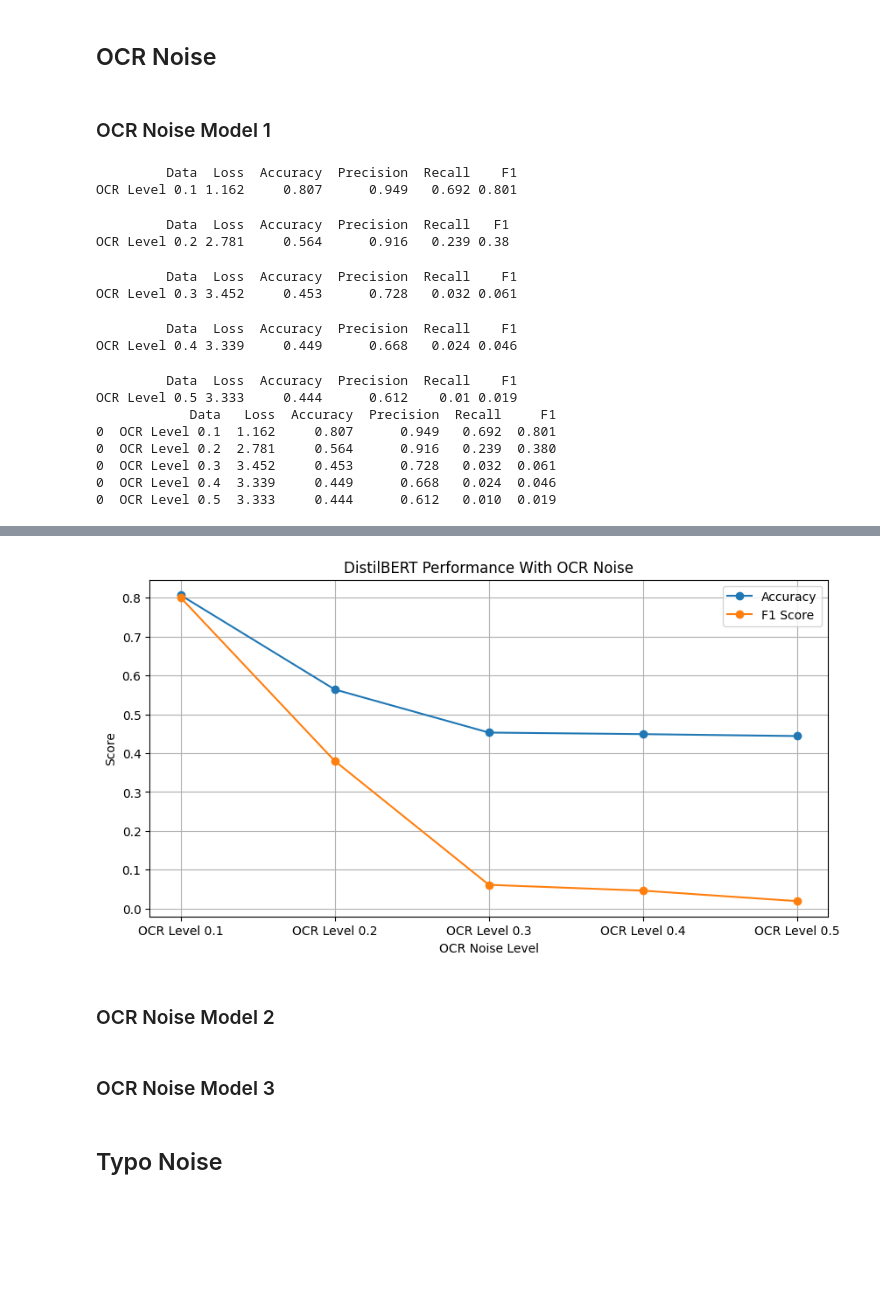
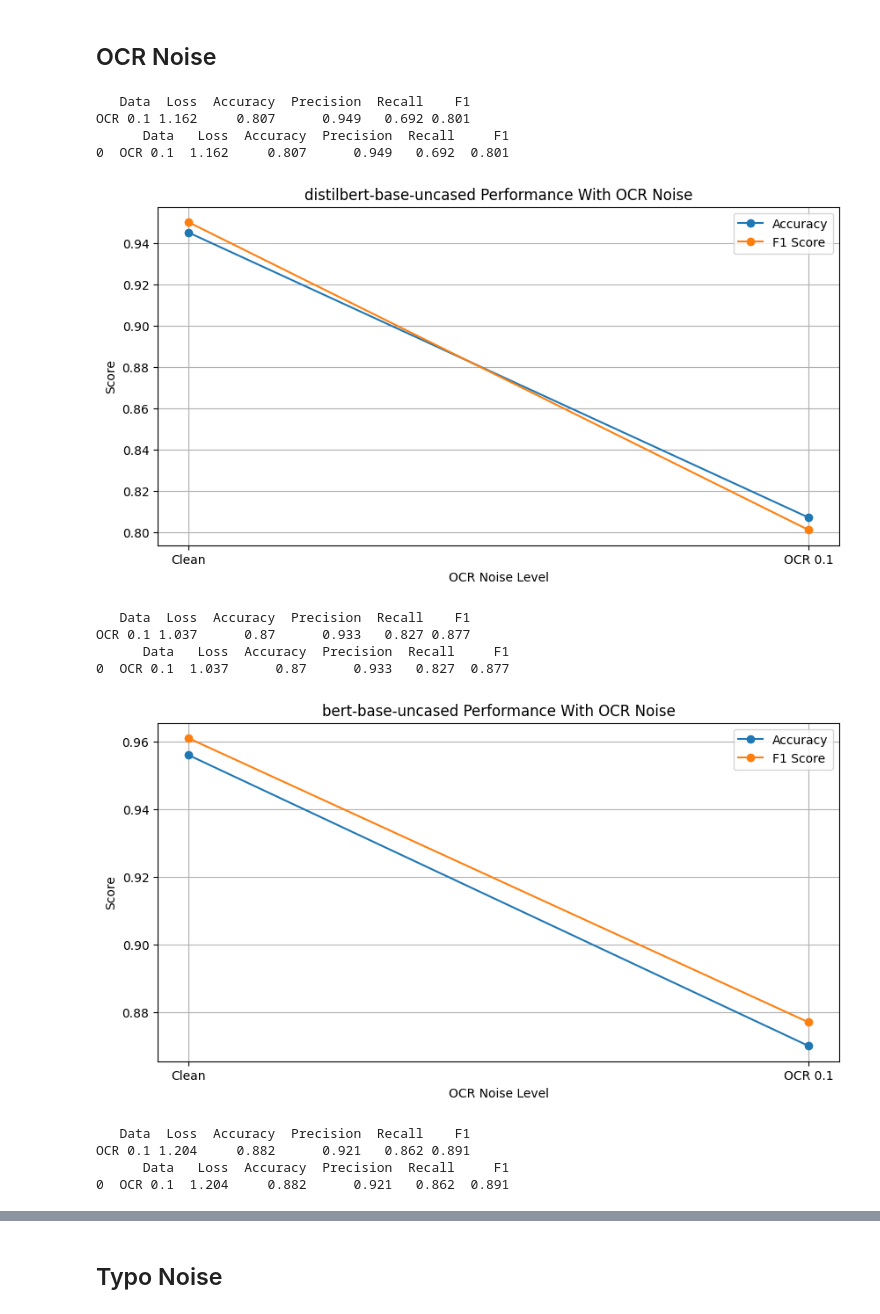
Before and after one commit to pa185/Coding_Project_Philip_Allen_CSM500-2026-APR_240233660, a Jupyter notebook: model-1.ipynb, the cells around one changed output, grey strips where cells are left out. Saved outputs shown, nothing was run; the diff lists cells and outputs as text; code cells hidden in the pictures; blank space fills up the shorter version.

Commit message:
Added in function to run all the models through each noise type

```diff
--- a/model-1.ipynb
+++ b/model-1.ipynb
@@ -520,3 +532,10 @@ def add_2_dataframe_results(first_results_df, second_results_df):
+# %%
+def all_models_for_noise(tokenizers, trainers, model_results, models, noise_function, noise_name, noise_levels):
+
+    for tokenizer, trainer, model_result, model in zip(tokenizers, trainers, model_results, models):
+        spacing_results_model_df = create_tokenize_evaluate_noise_levels(tokenizer, trainer, noise_levels, noise_function, noise_name)
+        spacing_results_with_clean_model_df = add_2_dataframe_results(model_result, spacing_results_model_df)
+        accuracy_f1_graph(spacing_results_with_clean_model_df, noise_name, model)
 # %% [markdown]
 # OCR Noise Function
 # %% [markdown]
@@ -901,24 +920,28 @@ clean_f1_model_3 = model_3_results.loc[0, "F1"]
 # Evaluating the 3 Models on Noisy Data
 # %% [markdown]
 ## OCR Noise
-# %% [markdown]
-### OCR Noise Model 1
 # %%
-ocr_results_df = create_tokenize_evaluate_noise_levels(tokenizer_model_1, trainer_model_1, [0.1, 0.2, 0.3, 0.4, 0.5], add_ocr_noise, "OCR Level")
+all_models_for_noise(
+    [tokenizer_model_1, tokenizer_model_2, tokenizer_model_3],
+    [trainer_model_1, trainer_model_2, trainer_model_3],
+    [model_1_results, model_2_results, model_3_results],
+    [model_1, model_2, model_3],
+    add_ocr_noise,
+    "OCR",
+    [0.1, 0.2, 0.3, 0.4, 0.5]
+)
 # %% [output]
-         Data  Loss  Accuracy  Precision  Recall    F1
-OCR Level 0.1 1.162     0.807      0.949   0.692 0.801
+   Data  Loss  Accuracy  Precision  Recall    F1
+OCR 0.1 1.162     0.807      0.949   0.692 0.801
+      Data   Loss  Accuracy  Precision  Recall     F1
+0  OCR 0.1  1.162     0.807      0.949   0.692  0.801
+[figure, added]
-         Data  Loss  Accuracy  Precision  Recall   F1
-OCR Level 0.2 2.781     0.564      0.916   0.239 0.38
+   Data  Loss  Accuracy  Precision  Recall    F1
+OCR 0.1 1.037      0.87      0.933   0.827 0.877
+      Data   Loss  Accuracy  Precision  Recall     F1
+0  OCR 0.1  1.037      0.87      0.933   0.827  0.877
+[figure, added]
-         Data  Loss  Accuracy  Precision  Recall    F1
-OCR Level 0.3 3.452     0.453      0.728   0.032 0.061
+   Data  Loss  Accuracy  Precision  Recall    F1
+OCR 0.1 1.204     0.882      0.921   0.862 0.891
+      Data   Loss  Accuracy  Precision  Recall     F1
+0  OCR 0.1  1.204     0.882      0.921   0.862  0.891
-         Data  Loss  Accuracy  Precision  Recall    F1
-OCR Level 0.4 3.339     0.449      0.668   0.024 0.046
-         Data  Loss  Accuracy  Precision  Recall    F1
-OCR Level 0.5 3.333     0.444      0.612    0.01 0.019
-            Data   Loss  Accuracy  Precision  Recall     F1
-0  OCR Level 0.1  1.162     0.807      0.949   0.692  0.801
-0  OCR Level 0.2  2.781     0.564      0.916   0.239  0.380
-0  OCR Level 0.3  3.452     0.453      0.728   0.032  0.061
-0  OCR Level 0.4  3.339     0.449      0.668   0.024  0.046
-0  OCR Level 0.5  3.333     0.444      0.612   0.010  0.019
@@ -925,10 +949,2 @@ OCR Level 0.5 3.333     0.444      0.612    0.01 0.019
-# %%
-accuracy_f1_graph(ocr_results_df, "OCR", "DistilBERT")
-# %% [output]
-[figure, removed]
-# %% [markdown]
-### OCR Noise Model 2
-# %% [markdown]
-### OCR Noise Model 3
 # %% [markdown]
 ## Typo Noise
```
Also changed, not shown: parts of 20 cells of this notebook.
